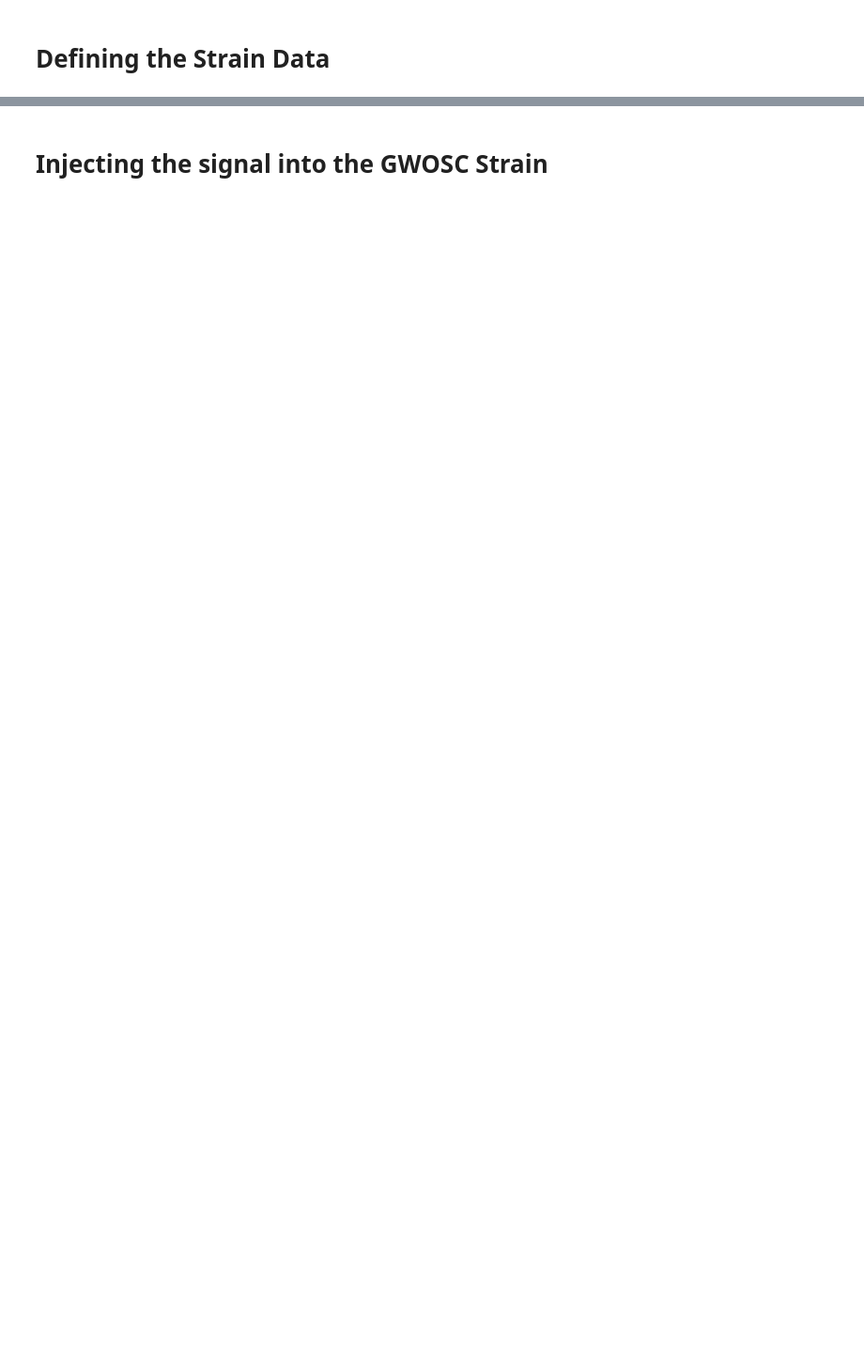
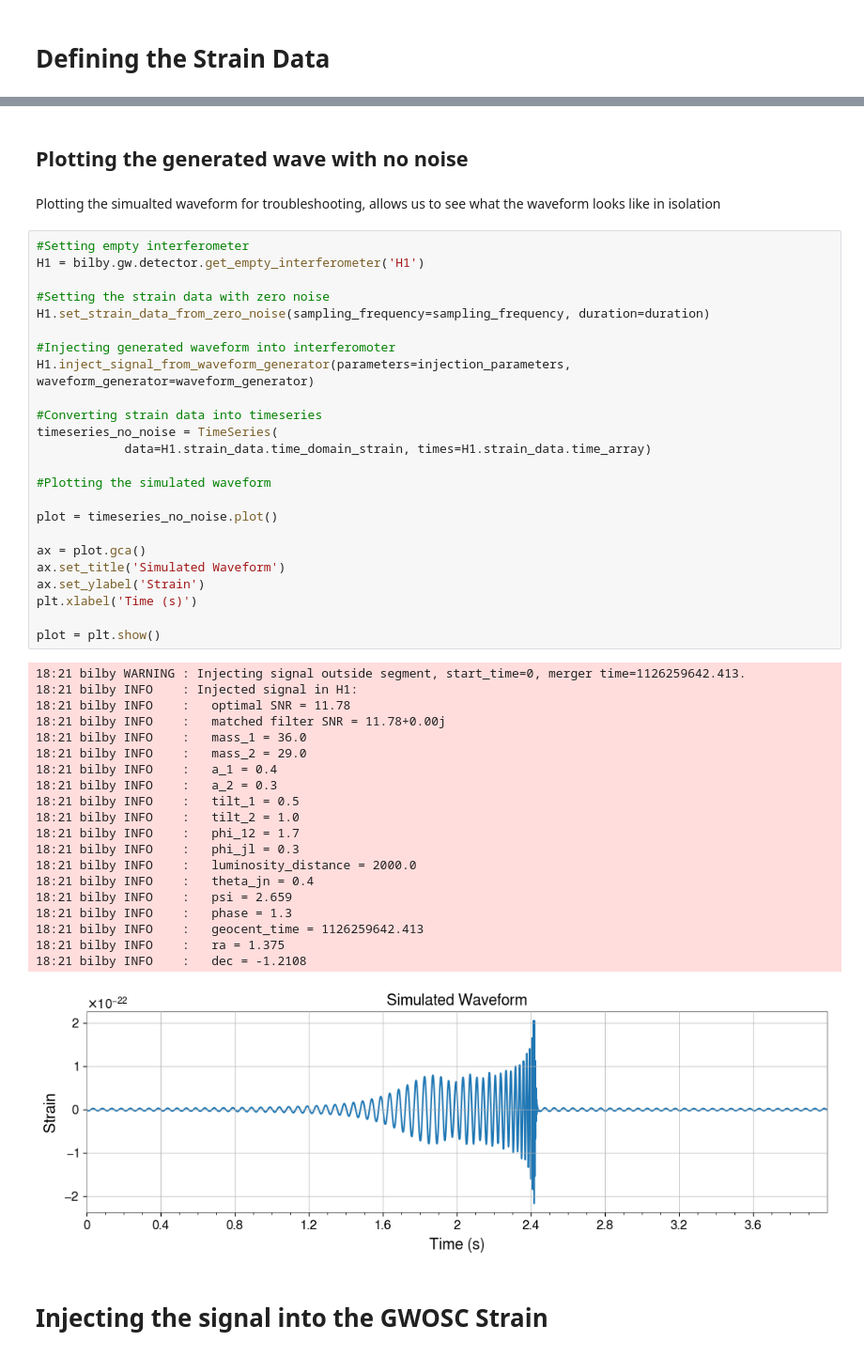
Before and after one commit to eMillar2718/GW_ChirpSim, a Jupyter notebook: GW_sim_test.ipynb, the cells around one changed output, grey strips where cells are left out. Shown at 94% size. Saved outputs shown, nothing was run; the diff lists cells and outputs as text; blank space fills up the shorter version.

```diff
--- a/GW_sim_test.ipynb
+++ b/GW_sim_test.ipynb
@@ -65,3 +89,52 @@ plt.plot(time_series)
+# %% [markdown]
+## Plotting the generated wave with no noise
+# %% [markdown]
+Plotting the simualted waveform for troubleshooting, allows us to see what the waveform looks like in isolation
+# %%
+#Setting empty interferometer
+H1 = bilby.gw.detector.get_empty_interferometer('H1')
+
+#Setting the strain data with zero noise
+H1.set_strain_data_from_zero_noise(sampling_frequency=sampling_frequency, duration=duration)
+
+#Injecting generated waveform into interferomoter
+H1.inject_signal_from_waveform_generator(parameters=injection_parameters, waveform_generator=waveform_generator)
+
+#Converting strain data into timeseries
+timeseries_no_noise = TimeSeries(
+            data=H1.strain_data.time_domain_strain, times=H1.strain_data.time_array)
+
+#Plotting the simulated waveform
+
+plot = timeseries_no_noise.plot()
+
+ax = plot.gca()
+ax.set_title('Simulated Waveform')
+ax.set_ylabel('Strain')
+plt.xlabel('Time (s)')
+
+plot = plt.show()
+# %% [output]
+18:21 bilby WARNING : Injecting signal outside segment, start_time=0, merger time=1126259642.413.
+18:21 bilby INFO    : Injected signal in H1:
+18:21 bilby INFO    :   optimal SNR = 11.78
+18:21 bilby INFO    :   matched filter SNR = 11.78+0.00j
+18:21 bilby INFO    :   mass_1 = 36.0
+18:21 bilby INFO    :   mass_2 = 29.0
+18:21 bilby INFO    :   a_1 = 0.4
+18:21 bilby INFO    :   a_2 = 0.3
+18:21 bilby INFO    :   tilt_1 = 0.5
+18:21 bilby INFO    :   tilt_2 = 1.0
+18:21 bilby INFO    :   phi_12 = 1.7
+18:21 bilby INFO    :   phi_jl = 0.3
+18:21 bilby INFO    :   luminosity_distance = 2000.0
+18:21 bilby INFO    :   theta_jn = 0.4
+18:21 bilby INFO    :   psi = 2.659
+18:21 bilby INFO    :   phase = 1.3
+18:21 bilby INFO    :   geocent_time = 1126259642.413
+18:21 bilby INFO    :   ra = 1.375
+18:21 bilby INFO    :   dec = -1.2108
+[figure, added]
 # %% [markdown]
 # Injecting the signal into the GWOSC Strain
 # %%
```
Also changed, not shown: parts of 16 cells of this notebook.
